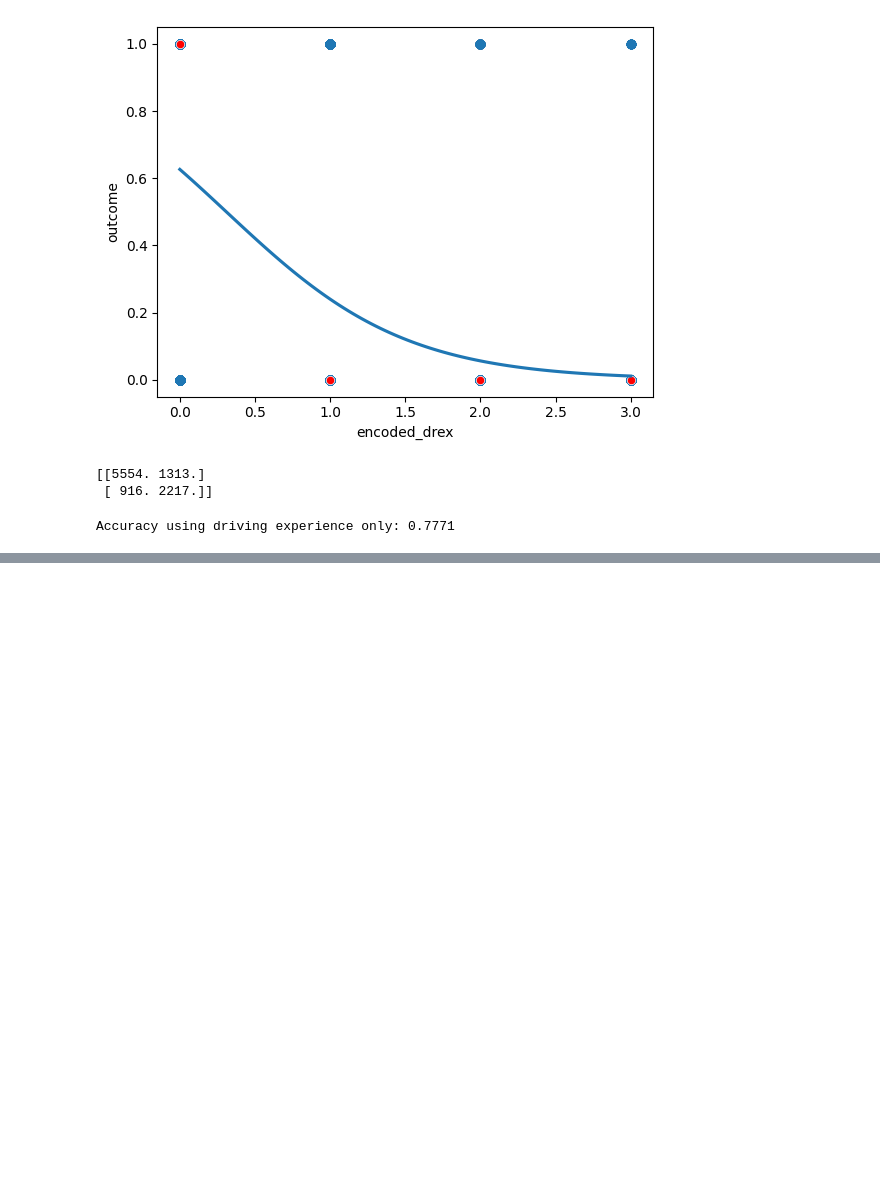
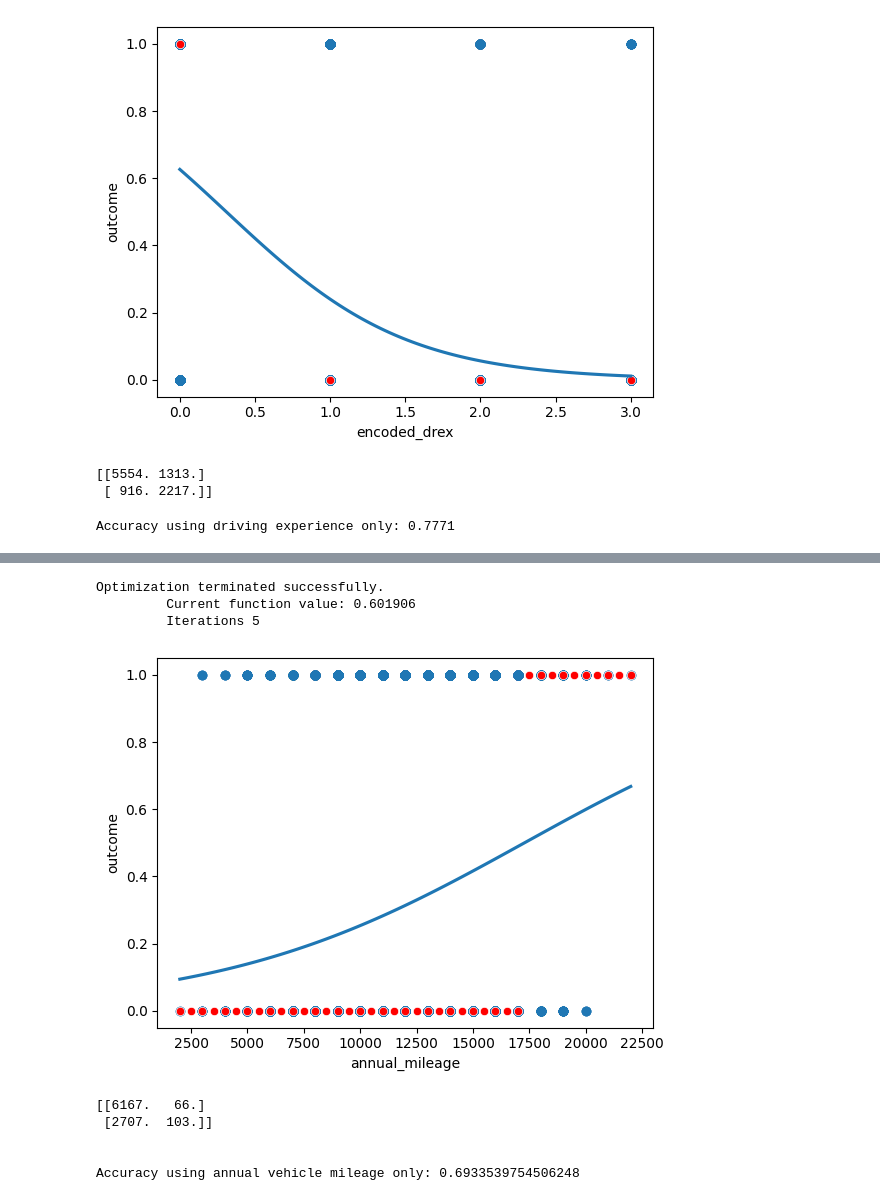
Before and after one commit to MichaelSzczepaniak/DataCamp, a Jupyter notebook: Tracks/Associate Data Scientist/27 Project 7 - Modeling Car Insurance Claim Outcomes/CarInsuranceOutcomes.ipynb, the cells around one changed output, grey strips where cells are left out. Cells and saved outputs as stored; diff of their text form; code cells hidden in the pictures; blank space fills up the shorter version.

```diff
--- a/Tracks/Associate Data Scientist/27 Project 7 - Modeling Car Insurance Claim Outcomes/CarInsuranceOutcomes.ipynb
+++ b/Tracks/Associate Data Scientist/27 Project 7 - Modeling Car Insurance Claim Outcomes/CarInsuranceOutcomes.ipynb
@@ -353,0 +676,31 @@ Accuracy using driving experience only: 0.7771
+# %%
+mdl_miles = logit("outcome ~ annual_mileage", data=df_car_ins).fit()
+
+exploratory_data = pd.DataFrame({"annual_mileage": np.arange(2000, 22500, 500)})  #
+prediction_data = exploratory_data.assign(
+    pred_outcome = mdl_miles.predict(exploratory_data)
+)
+
+prediction_data['pred_outcome'] = (prediction_data['pred_outcome'] > threshold).astype(float)
+plot_log_reg("annual_mileage", "annual_mileage", "outcome", "pred_outcome", df_car_ins, prediction_data)
+# %% [output]
+Optimization terminated successfully.
+         Current function value: 0.601906
+         Iterations 5
+[figure, added]
+# %%
+# compute confusion matrix
+miles_prob_file = mdl_miles.predict(df_car_ins['annual_mileage'])
+miles_pred_file = (miles_prob_file > threshold).astype(float)
+conf_matrix = mdl_miles.pred_table()
+print(conf_matrix, "\n")
+
+# compute accuracy
+accuracy_miles = get_accuracy(conf_matrix)
+print(f"\nAccuracy using annual vehicle mileage only: {accuracy_miles}")  # not so hot, driving experience still best (0.7771)
+# %% [output]
+[[6167.   66.]
+ [2707.  103.]]
+
+
+Accuracy using annual vehicle mileage only: 0.6933539754506248
```
Also changed, not shown: parts of 49 cells of this notebook.
